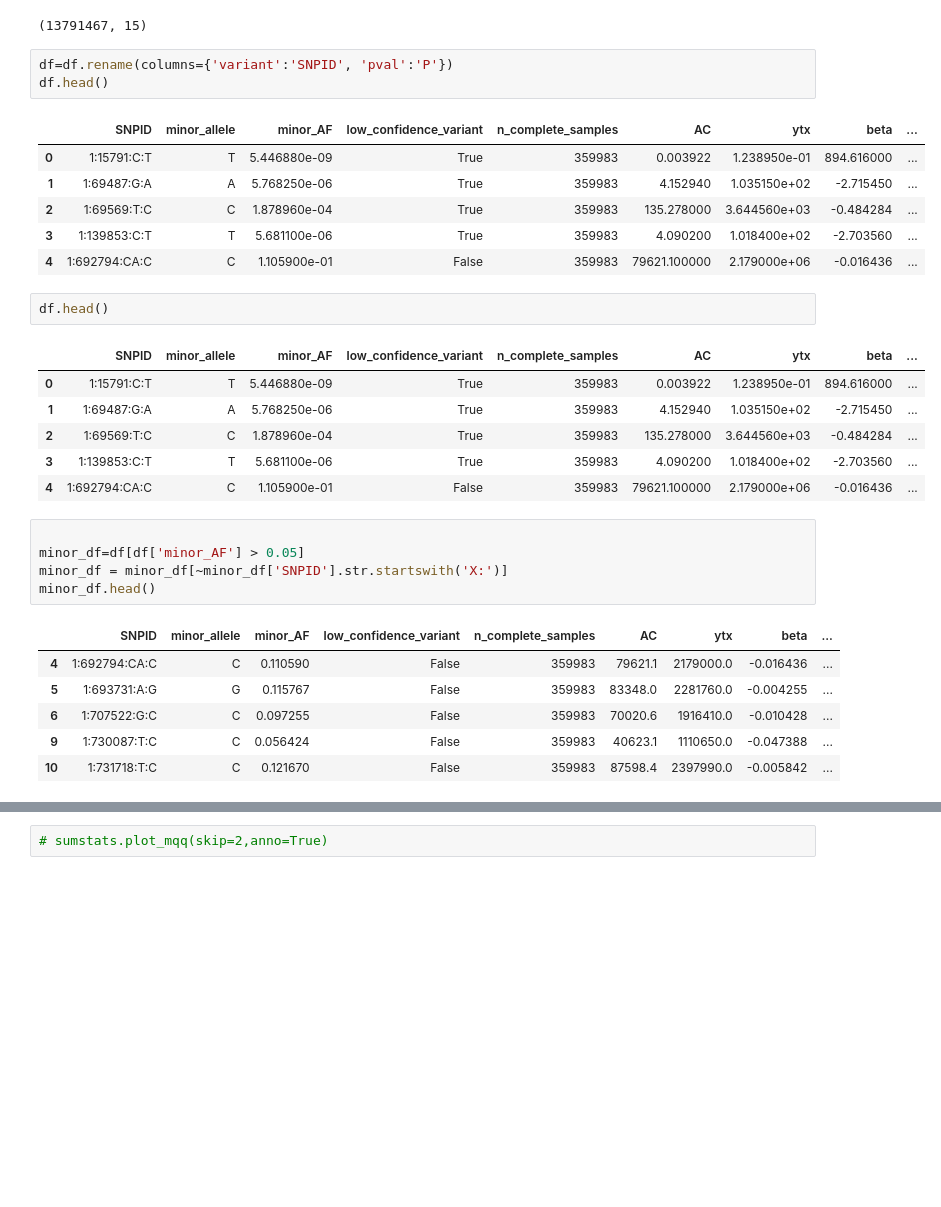
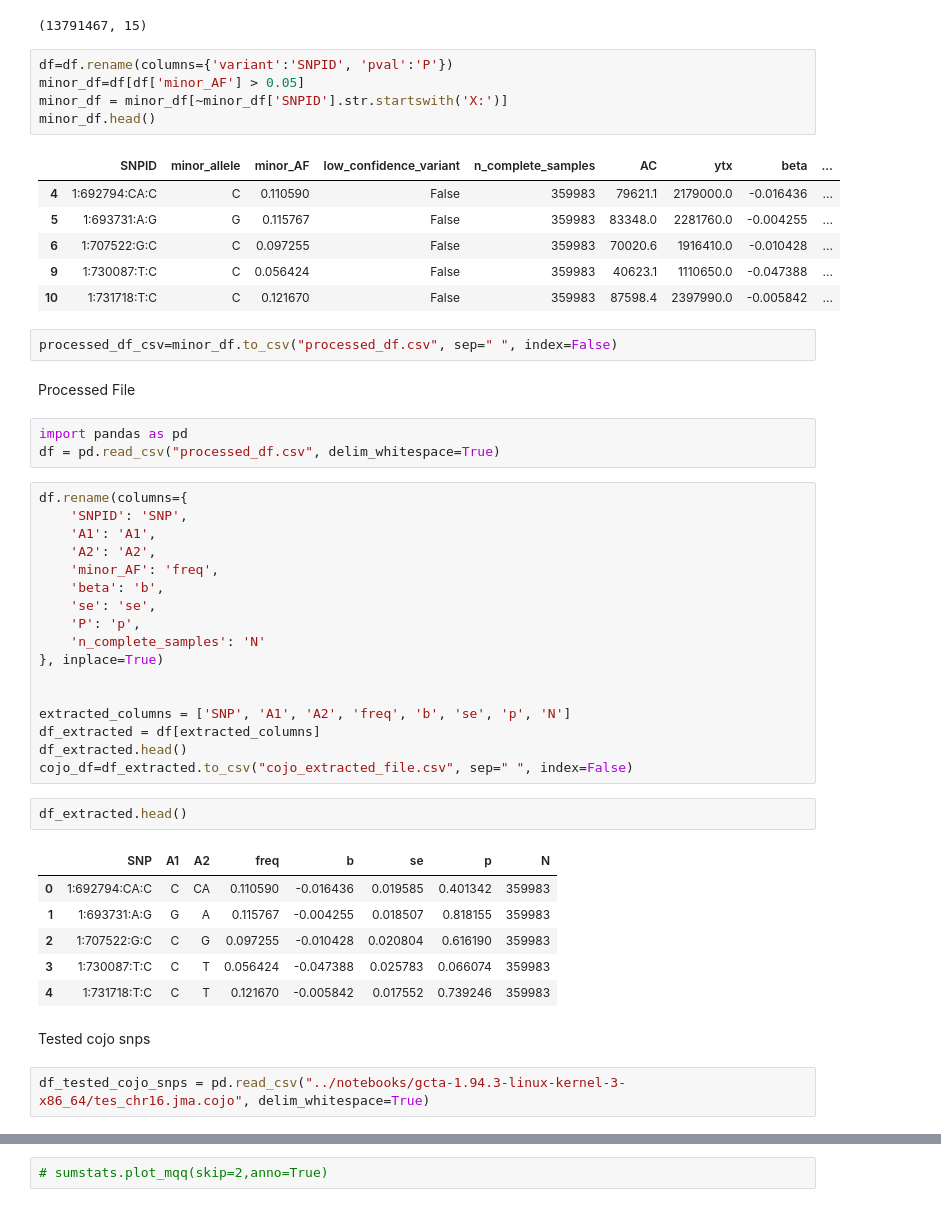
Before and after one commit to RedietNegash/hypothesis-generation-demo, a Jupyter notebook: notebooks/finemapping_susie.ipynb, the cells around one changed output, grey strips where cells are left out. Saved outputs shown, nothing was run; the diff lists cells and outputs as text; blank space fills up the shorter version.

```diff
--- a/notebooks/finemapping_susie.ipynb
+++ b/notebooks/finemapping_susie.ipynb
@@ -51,32 +51,50 @@ df.shape
 (13791467, 15)
 # %%
 df=df.rename(columns={'variant':'SNPID', 'pval':'P'})
-df.head()
+minor_df=df[df['minor_AF'] > 0.05]
+minor_df = minor_df[~minor_df['SNPID'].str.startswith('X:')]
+minor_df.head()
 # %% [output]
 |  | SNPID | minor_allele | minor_AF | low_confidence_variant | n_complete_samples | AC | ytx | beta | ... |
-| 0 | 1:15791:C:T | T | 5.446880e-09 | True | 359983 | 0.003922 | 1.238950e-01 | 894.616000 | ... |
-| 1 | 1:69487:G:A | A | 5.768250e-06 | True | 359983 | 4.152940 | 1.035150e+02 | -2.715450 | ... |
-| 2 | 1:69569:T:C | C | 1.878960e-04 | True | 359983 | 135.278000 | 3.644560e+03 | -0.484284 | ... |
-| 3 | 1:139853:C:T | T | 5.681100e-06 | True | 359983 | 4.090200 | 1.018400e+02 | -2.703560 | ... |
-| 4 | 1:692794:CA:C | C | 1.105900e-01 | False | 359983 | 79621.100000 | 2.179000e+06 | -0.016436 | ... |
+| 4 | 1:692794:CA:C | C | 0.110590 | False | 359983 | 79621.1 | 2179000.0 | -0.016436 | ... |
+| 5 | 1:693731:A:G | G | 0.115767 | False | 359983 | 83348.0 | 2281760.0 | -0.004255 | ... |
+| 6 | 1:707522:G:C | C | 0.097255 | False | 359983 | 70020.6 | 1916410.0 | -0.010428 | ... |
+| 9 | 1:730087:T:C | C | 0.056424 | False | 359983 | 40623.1 | 1110650.0 | -0.047388 | ... |
+| 10 | 1:731718:T:C | C | 0.121670 | False | 359983 | 87598.4 | 2397990.0 | -0.005842 | ... |
+# %%
+processed_df_csv=minor_df.to_csv("processed_df.csv", sep=" ", index=False)
+# %% [markdown]
+Processed File
+# %%
+import pandas as pd
+df = pd.read_csv("processed_df.csv", delim_whitespace=True)
+# %%
+df.rename(columns={
+    'SNPID': 'SNP',
+    'A1': 'A1',
+    'A2': 'A2',
+    'minor_AF': 'freq',
+    'beta': 'b',
+    'se': 'se',
+    'P': 'p',
+    'n_complete_samples': 'N'
+}, inplace=True)
+
+
+extracted_columns = ['SNP', 'A1', 'A2', 'freq', 'b', 'se', 'p', 'N']
+df_extracted = df[extracted_columns]
+df_extracted.head()
+cojo_df=df_extracted.to_csv("cojo_extracted_file.csv", sep=" ", index=False)
 # %%
-df.head()
+df_extracted.head()
 # %% [output]
-|  | SNPID | minor_allele | minor_AF | low_confidence_variant | n_complete_samples | AC | ytx | beta | ... |
-| 0 | 1:15791:C:T | T | 5.446880e-09 | True | 359983 | 0.003922 | 1.238950e-01 | 894.616000 | ... |
-| 1 | 1:69487:G:A | A | 5.768250e-06 | True | 359983 | 4.152940 | 1.035150e+02 | -2.715450 | ... |
-| 2 | 1:69569:T:C | C | 1.878960e-04 | True | 359983 | 135.278000 | 3.644560e+03 | -0.484284 | ... |
-| 3 | 1:139853:C:T | T | 5.681100e-06 | True | 359983 | 4.090200 | 1.018400e+02 | -2.703560 | ... |
-| 4 | 1:692794:CA:C | C | 1.105900e-01 | False | 359983 | 79621.100000 | 2.179000e+06 | -0.016436 | ... |
+|  | SNP | A1 | A2 | freq | b | se | p | N |
+| 0 | 1:692794:CA:C | C | CA | 0.110590 | -0.016436 | 0.019585 | 0.401342 | 359983 |
+| 1 | 1:693731:A:G | G | A | 0.115767 | -0.004255 | 0.018507 | 0.818155 | 359983 |
+| 2 | 1:707522:G:C | C | G | 0.097255 | -0.010428 | 0.020804 | 0.616190 | 359983 |
+| 3 | 1:730087:T:C | C | T | 0.056424 | -0.047388 | 0.025783 | 0.066074 | 359983 |
+| 4 | 1:731718:T:C | C | T | 0.121670 | -0.005842 | 0.017552 | 0.739246 | 359983 |
-# %%
-
-minor_df=df[df['minor_AF'] > 0.05]
-minor_df = minor_df[~minor_df['SNPID'].str.startswith('X:')]
-minor_df.head()
-# %% [output]
-|  | SNPID | minor_allele | minor_AF | low_confidence_variant | n_complete_samples | AC | ytx | beta | ... |
-| 4 | 1:692794:CA:C | C | 0.110590 | False | 359983 | 79621.1 | 2179000.0 | -0.016436 | ... |
-| 5 | 1:693731:A:G | G | 0.115767 | False | 359983 | 83348.0 | 2281760.0 | -0.004255 | ... |
-| 6 | 1:707522:G:C | C | 0.097255 | False | 359983 | 70020.6 | 1916410.0 | -0.010428 | ... |
-| 9 | 1:730087:T:C | C | 0.056424 | False | 359983 | 40623.1 | 1110650.0 | -0.047388 | ... |
-| 10 | 1:731718:T:C | C | 0.121670 | False | 359983 | 87598.4 | 2397990.0 | -0.005842 | ... |
+# %% [markdown]
+Tested cojo snps
+# %%
+df_tested_cojo_snps = pd.read_csv("../notebooks/gcta-1.94.3-linux-kernel-3-x86_64/tes_chr16.jma.cojo", delim_whitespace=True)
```
Also changed, not shown: parts of 41 cells of this notebook.
